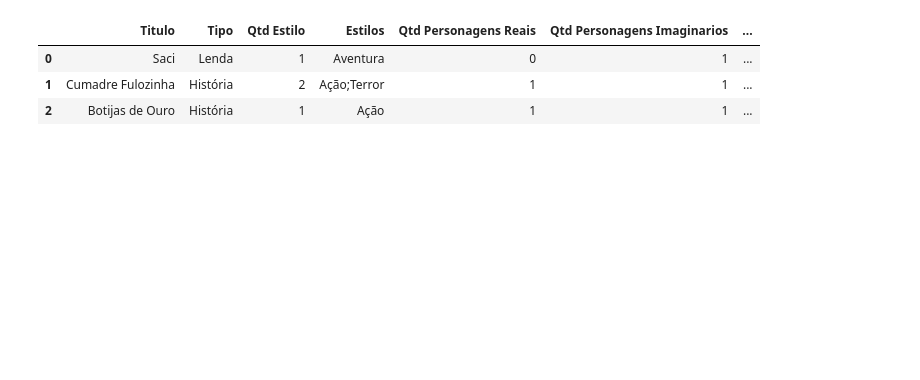
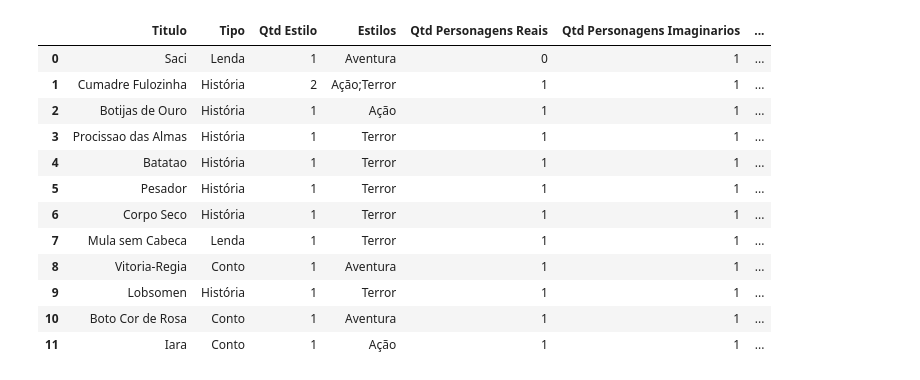
Before and after one commit to brunogomesifrn/pp23narrativas, a Jupyter notebook: temp/analise/Untitled.ipynb, the cells around one changed output. Drawn from its saved outputs; the diff is of its cells as text; code cells hidden in the pictures; blank space fills up the shorter version.

```diff
--- a/temp/analise/Untitled.ipynb
+++ b/temp/analise/Untitled.ipynb
@@ -1,12 +1,21 @@
 # %%
 import pandas as pd
 narrativas = pd.read_csv('Narrativas.csv')
-#narrativas
+narrativas
 # %% [output]
 |  | Titulo | Tipo | Qtd Estilo | Estilos | Qtd Personagens Reais | Qtd Personagens Imaginarios | ... |
 | 0 | Saci | Lenda | 1 | Aventura | 0 | 1 | ... |
 | 1 | Cumadre Fulozinha | História | 2 | Ação;Terror | 1 | 1 | ... |
 | 2 | Botijas de Ouro | História | 1 | Ação | 1 | 1 | ... |
+| 3 | Procissao das Almas | História | 1 | Terror | 1 | 1 | ... |
+| 4 | Batatao | História | 1 | Terror | 1 | 1 | ... |
+| 5 | Pesador | História | 1 | Terror | 1 | 1 | ... |
+| 6 | Corpo Seco | História | 1 | Terror | 1 | 1 | ... |
+| 7 | Mula sem Cabeca | Lenda | 1 | Terror | 1 | 1 | ... |
+| 8 | Vitoria-Regia | Conto | 1 | Aventura | 1 | 1 | ... |
+| 9 | Lobsomen | História | 1 | Terror | 1 | 1 | ... |
+| 10 | Boto Cor de Rosa | Conto | 1 | Aventura | 1 | 1 | ... |
+| 11 | Iara | Conto | 1 | Ação | 1 | 1 | ... |
 # %%
 #Quantas narrativas tem por tipo
 narrativas.groupby('Tipo')['Tipo'].count()
```
Also changed, not shown: parts of 6 cells of this notebook, 6 other files.
